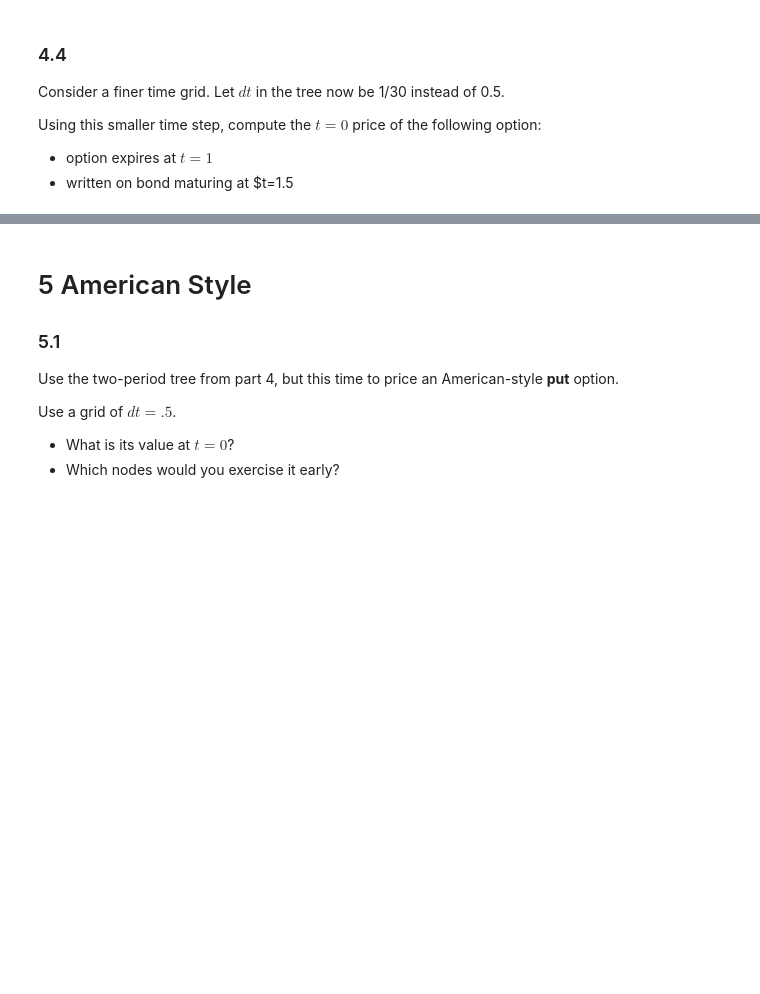
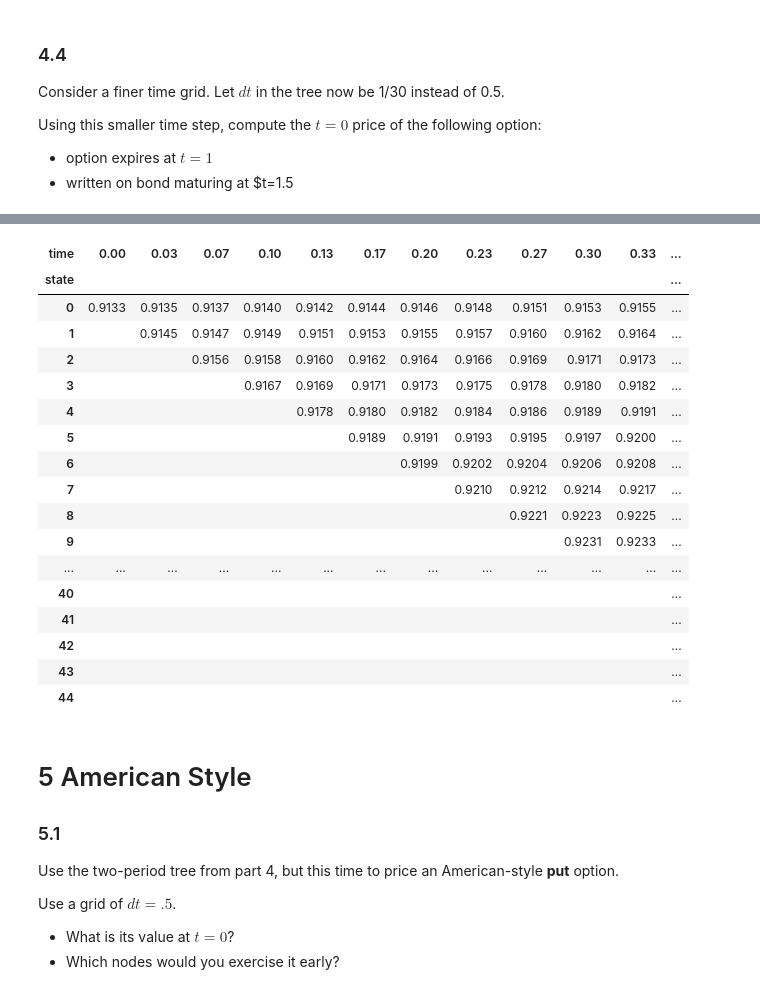
Before and after one commit to nicklewis-16/finm-fiderivs-2024, a Jupyter notebook: homework/Homework 1.ipynb, the cells around one changed output, grey strips where cells are left out. Cells and saved outputs as stored; diff of their text form; code cells hidden in the pictures; blank space fills up the shorter version.

```diff
--- a/homework/Homework 1.ipynb
+++ b/homework/Homework 1.ipynb
@@ -591,3 +614,31 @@ With a finer time grid, the price of the call option is much more expensive. Com
+# %%
+pstars = pd.Series(.6449, index=ratetree_dense.columns, name='pstar') # need market data. using from throughout problem
+format_bintree(pstars.to_frame().T,style='{:.2%}')
+payoff = lambda r: payoff_bond(r,dt)
+bondtree_dense = bintree_pricing(payoff, ratetree_dense, pstars = pstars)
+STRIKE = 99
+call_derivtree_dense = bintree_pricing(call_payoff, ratetree=ratetree_dense, undertree = bondtree_dense, pstars=pstars)
+put_derivtree_dense = bintree_pricing(put_payoff, ratetree=ratetree_dense, undertree = bondtree_dense, pstars=pstars)
+format_bintree(call_derivtree_dense, style='{:.4f}')
+# %% [output]
+| time | 0.00 | 0.03 | 0.07 | 0.10 | 0.13 | 0.17 | 0.20 | 0.23 | 0.27 | 0.30 | 0.33 | ... |
+| state |  |  |  |  |  |  |  |  |  |  |  | ... |
+| 0 | 0.9133 | 0.9135 | 0.9137 | 0.9140 | 0.9142 | 0.9144 | 0.9146 | 0.9148 | 0.9151 | 0.9153 | 0.9155 | ... |
+| 1 |  | 0.9145 | 0.9147 | 0.9149 | 0.9151 | 0.9153 | 0.9155 | 0.9157 | 0.9160 | 0.9162 | 0.9164 | ... |
+| 2 |  |  | 0.9156 | 0.9158 | 0.9160 | 0.9162 | 0.9164 | 0.9166 | 0.9169 | 0.9171 | 0.9173 | ... |
+| 3 |  |  |  | 0.9167 | 0.9169 | 0.9171 | 0.9173 | 0.9175 | 0.9178 | 0.9180 | 0.9182 | ... |
+| 4 |  |  |  |  | 0.9178 | 0.9180 | 0.9182 | 0.9184 | 0.9186 | 0.9189 | 0.9191 | ... |
+| 5 |  |  |  |  |  | 0.9189 | 0.9191 | 0.9193 | 0.9195 | 0.9197 | 0.9200 | ... |
+| 6 |  |  |  |  |  |  | 0.9199 | 0.9202 | 0.9204 | 0.9206 | 0.9208 | ... |
+| 7 |  |  |  |  |  |  |  | 0.9210 | 0.9212 | 0.9214 | 0.9217 | ... |
+| 8 |  |  |  |  |  |  |  |  | 0.9221 | 0.9223 | 0.9225 | ... |
+| 9 |  |  |  |  |  |  |  |  |  | 0.9231 | 0.9233 | ... |
+| ... | ... | ... | ... | ... | ... | ... | ... | ... | ... | ... | ... | ... |
+| 40 |  |  |  |  |  |  |  |  |  |  |  | ... |
+| 41 |  |  |  |  |  |  |  |  |  |  |  | ... |
+| 42 |  |  |  |  |  |  |  |  |  |  |  | ... |
+| 43 |  |  |  |  |  |  |  |  |  |  |  | ... |
+| 44 |  |  |  |  |  |  |  |  |  |  |  | ... |
 # %%
 def exercise_decisions(payoff, undertree, derivtree):
     """
```
Also changed, not shown: parts of 10 cells of this notebook.
